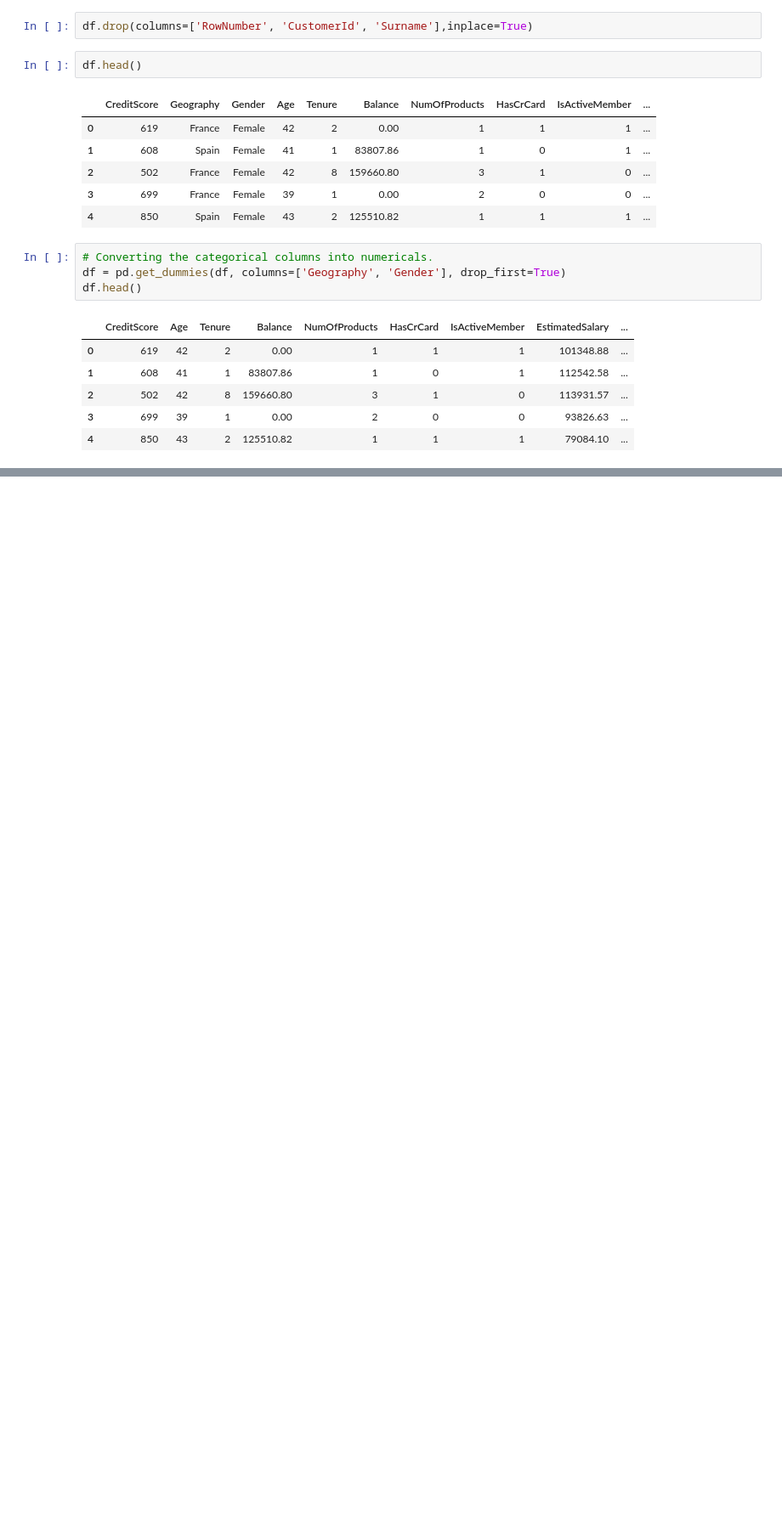
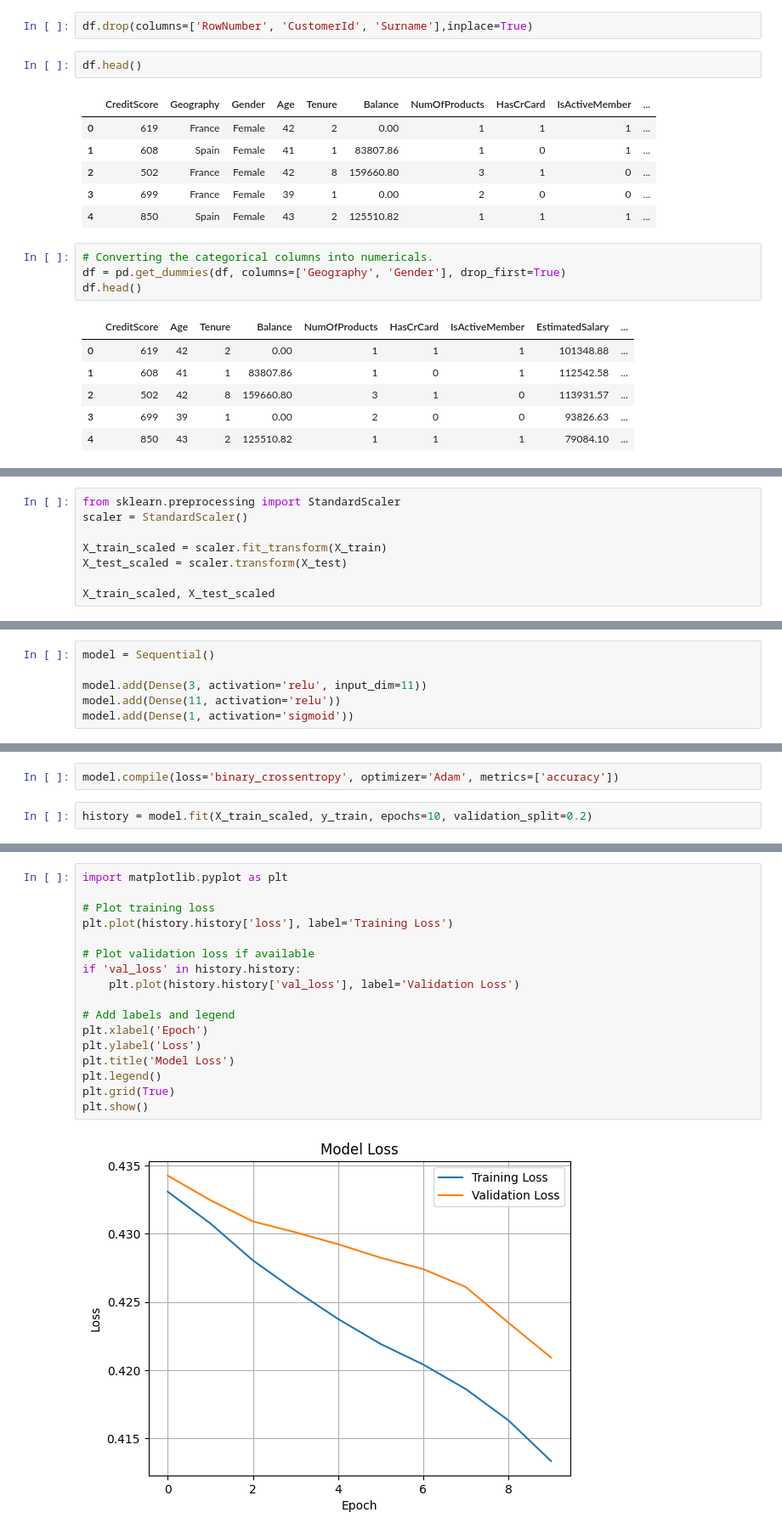
Before and after one commit to netra212/Deep-Learning, a Jupyter notebook: credit-card-cus-churn-prediction/creditChurnPrediction.ipynb, the cells around one changed output, grey strips where cells are left out. Shown at 85% size. Drawn from its saved outputs; the diff is of its cells as text; blank space fills up the shorter version.

```diff
--- a/credit-card-cus-churn-prediction/creditChurnPrediction.ipynb
+++ b/credit-card-cus-churn-prediction/creditChurnPrediction.ipynb
@@ -110,0 +135,8 @@ df.head()
+# %%
+from sklearn.preprocessing import StandardScaler
+scaler = StandardScaler()
+
+X_train_scaled = scaler.fit_transform(X_train)
+X_test_scaled = scaler.transform(X_test)
+
+X_train_scaled, X_test_scaled
@@ -110,0 +187,6 @@ df.head()
+# %%
+model = Sequential()
+
+model.add(Dense(3, activation='relu', input_dim=11))
+model.add(Dense(11, activation='relu'))
+model.add(Dense(1, activation='sigmoid'))
@@ -110,0 +210,4 @@ df.head()
+# %%
+model.compile(loss='binary_crossentropy', optimizer='Adam', metrics=['accuracy'])
+# %%
+history = model.fit(X_train_scaled, y_train, epochs=10, validation_split=0.2)
@@ -110,0 +300,19 @@ df.head()
+# %%
+import matplotlib.pyplot as plt
+
+# Plot training loss
+plt.plot(history.history['loss'], label='Training Loss')
+
+# Plot validation loss if available
+if 'val_loss' in history.history:
+    plt.plot(history.history['val_loss'], label='Validation Loss')
+
+# Add labels and legend
+plt.xlabel('Epoch')
+plt.ylabel('Loss')
+plt.title('Model Loss')
+plt.legend()
+plt.grid(True)
+plt.show()
+# %% [output]
+[figure, added]
```
Also changed, not shown: parts of 19 cells of this notebook.
